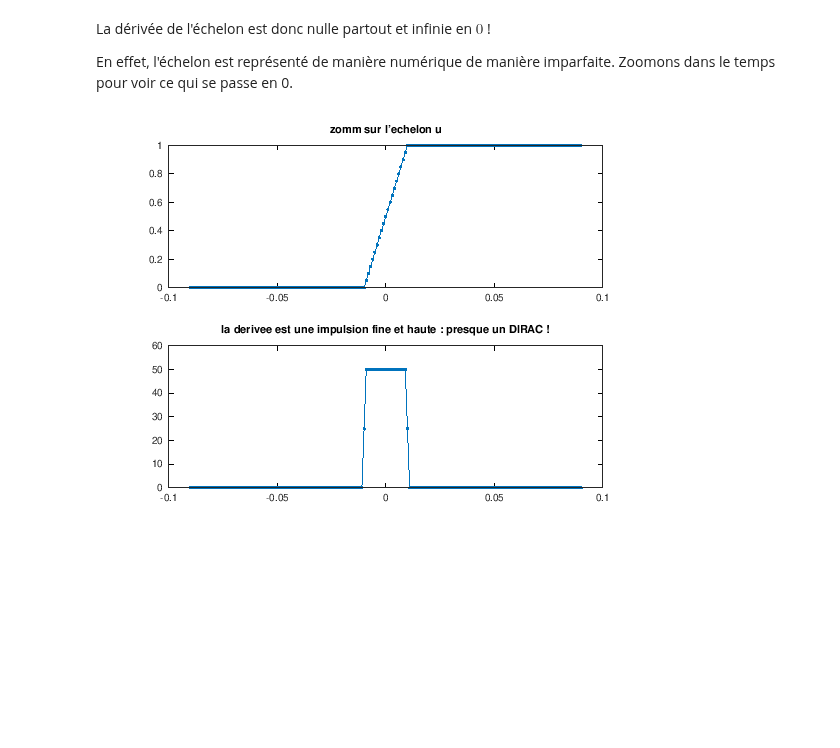
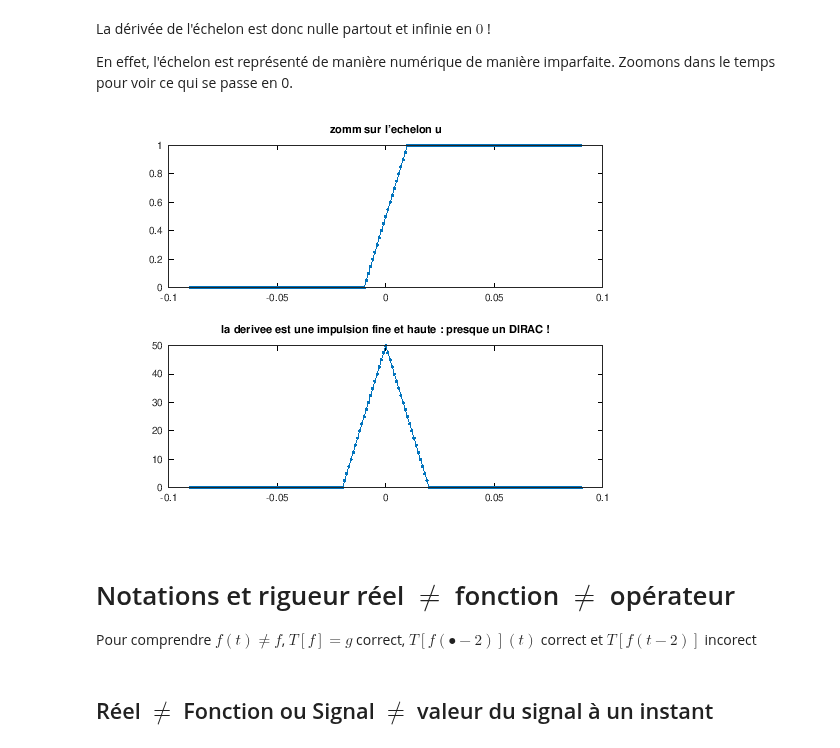
Before and after one commit to balaise31/Signal, a Jupyter notebook: continu/td/notebooks/SYS1_signaux_de_base.ipynb, the cells around one changed output. Drawn from its saved outputs; the diff is of its cells as text; code cells hidden in the pictures; blank space fills up the shorter version.

```diff
--- a/continu/td/notebooks/SYS1_signaux_de_base.ipynb
+++ b/continu/td/notebooks/SYS1_signaux_de_base.ipynb
@@ -176,8 +153,13 @@ Zoomons dans le temps pour voir ce qui se passe en 0.
 # %%
 tzoom = -9*dt:dt/10:9*dt;
 subplot(211); plot(tzoom, u(tzoom),'.-') ;
 title("zomm sur l'echelon u")
-subplot(212); plot(tzoom,OpD_Dt(u)(tzoom),'.-') ;
+subplot(212); plot(tzoom,OpD(u)(tzoom),'.-') ;
 title("la derivee est une impulsion fine et haute : presque un DIRAC !")
 # %% [output]
-[figure, old version]
+[figure, new version]
+# %% [markdown]
+# Notations et rigueur réel $\neq$ fonction $\neq$ opérateur
+Pour comprendre $f(t) \neq f$, $T[f]=g$ correct, $T[f(\bullet-2)](t)$ correct et $T[f(t-2)]$ incorect
+# %% [markdown]
+## Réel $\neq$ Fonction ou Signal $\neq$ valeur du signal à un instant
```
Also changed, not shown: parts of 16 cells of this notebook, 11 other files.
